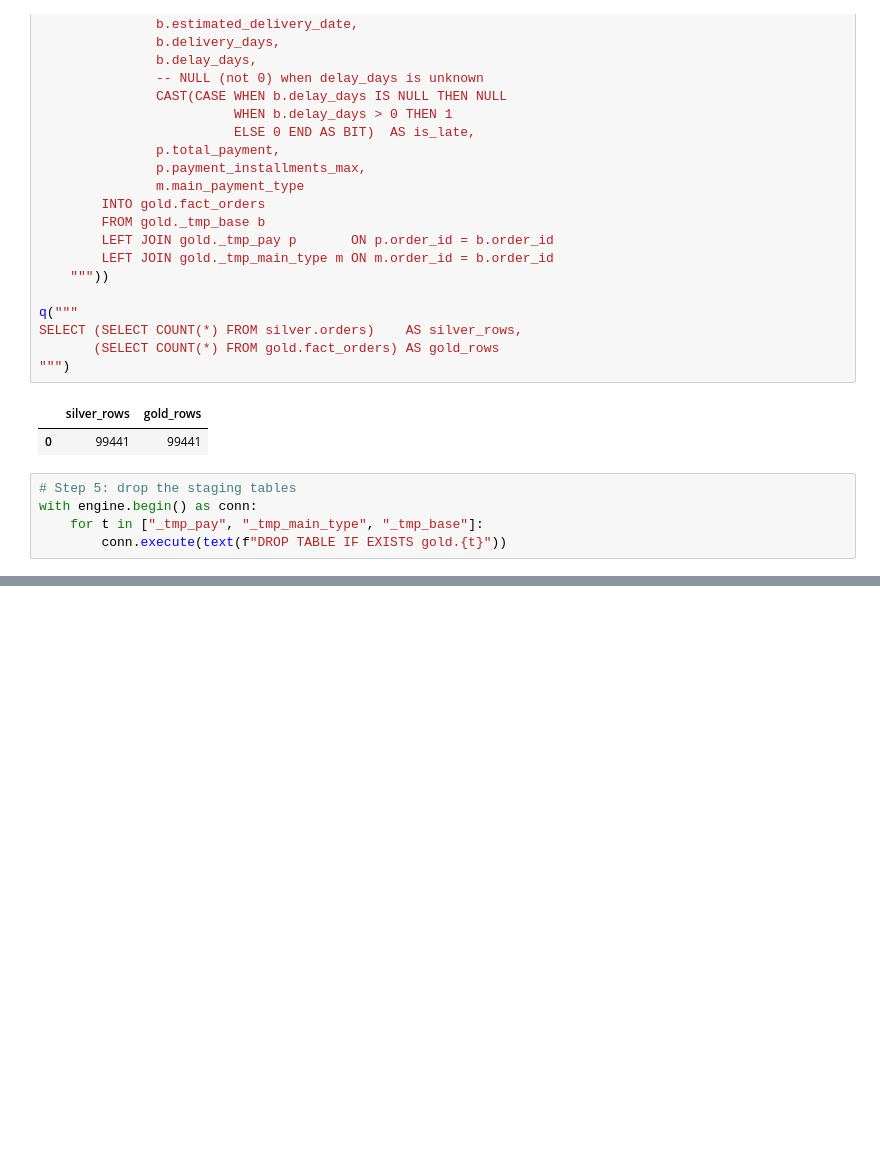
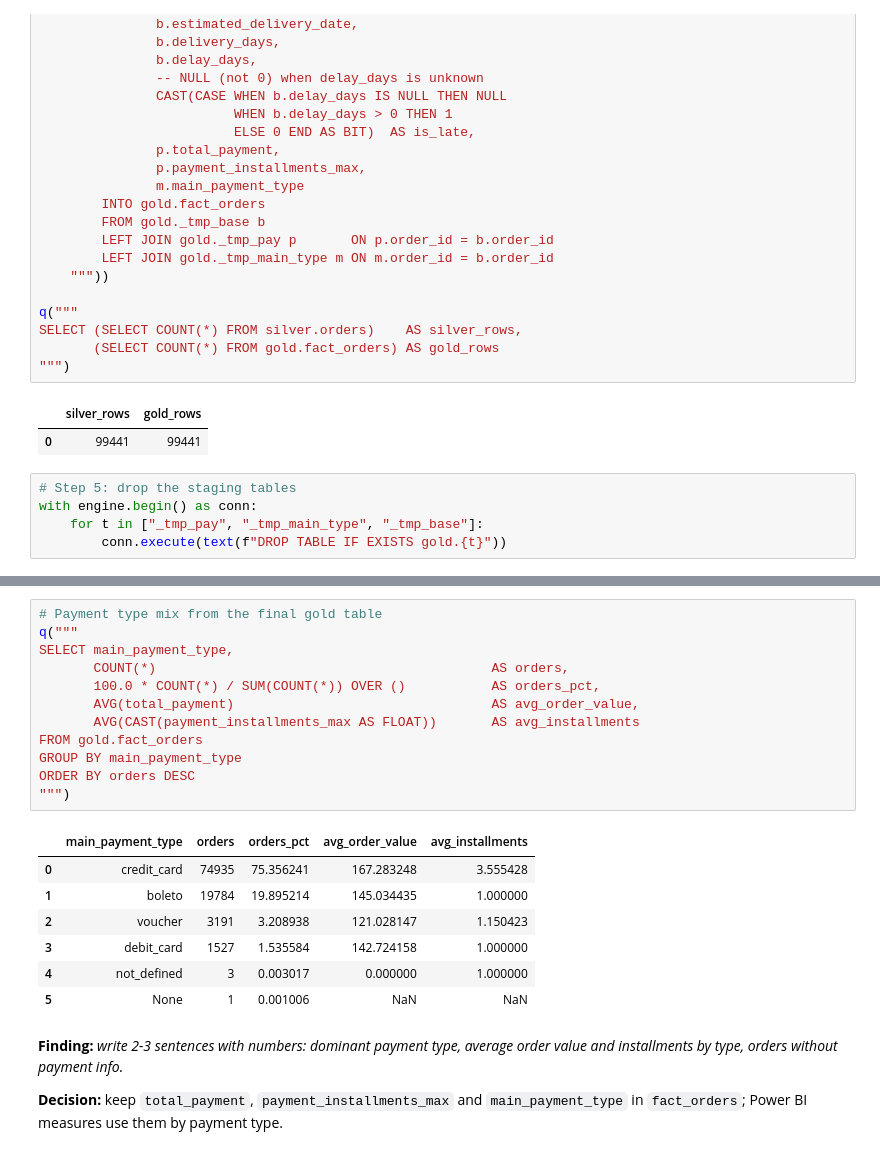
Before and after one commit to abasovmanaf-3267/olist-ecommerce-analytics, a Jupyter notebook: notebooks/03_gold/03_gold_tables/03_gold_tables_a.ipynb, the cells around one changed output, grey strips where cells are left out. Cells and saved outputs as stored; diff of their text form; blank space fills up the shorter version.

```diff
--- a/notebooks/03_gold/03_gold_tables/03_gold_tables_a.ipynb
+++ b/notebooks/03_gold/03_gold_tables/03_gold_tables_a.ipynb
@@ -244 +400,25 @@ with engine.begin() as conn:
+# %%
+# Payment type mix from the final gold table
+q("""
+SELECT main_payment_type,
+       COUNT(*)                                           AS orders,
+       100.0 * COUNT(*) / SUM(COUNT(*)) OVER ()           AS orders_pct,
+       AVG(total_payment)                                 AS avg_order_value,
+       AVG(CAST(payment_installments_max AS FLOAT))       AS avg_installments
+FROM gold.fact_orders
+GROUP BY main_payment_type
+ORDER BY orders DESC
+""")
+# %% [output]
+|  | main_payment_type | orders | orders_pct | avg_order_value | avg_installments |
+| 0 | credit_card | 74935 | 75.356241 | 167.283248 | 3.555428 |
+| 1 | boleto | 19784 | 19.895214 | 145.034435 | 1.000000 |
+| 2 | voucher | 3191 | 3.208938 | 121.028147 | 1.150423 |
+| 3 | debit_card | 1527 | 1.535584 | 142.724158 | 1.000000 |
+| 4 | not_defined | 3 | 0.003017 | 0.000000 | 1.000000 |
+| 5 | None | 1 | 0.001006 | NaN | NaN |
+# %% [markdown]
+**Finding:** _write 2-3 sentences with numbers: dominant payment type, average order value and installments by type, orders without payment info._
+
+**Decision:** keep `total_payment`, `payment_installments_max` and `main_payment_type` in `fact_orders`; Power BI measures use them by payment type.
 # %% [markdown]
```
Also changed, not shown: parts of 40 cells of this notebook, 3 other files.
